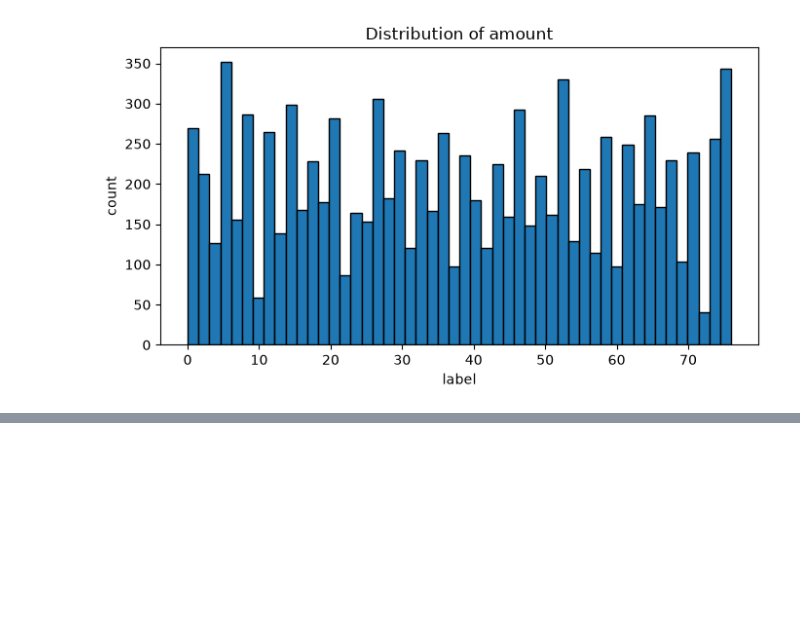
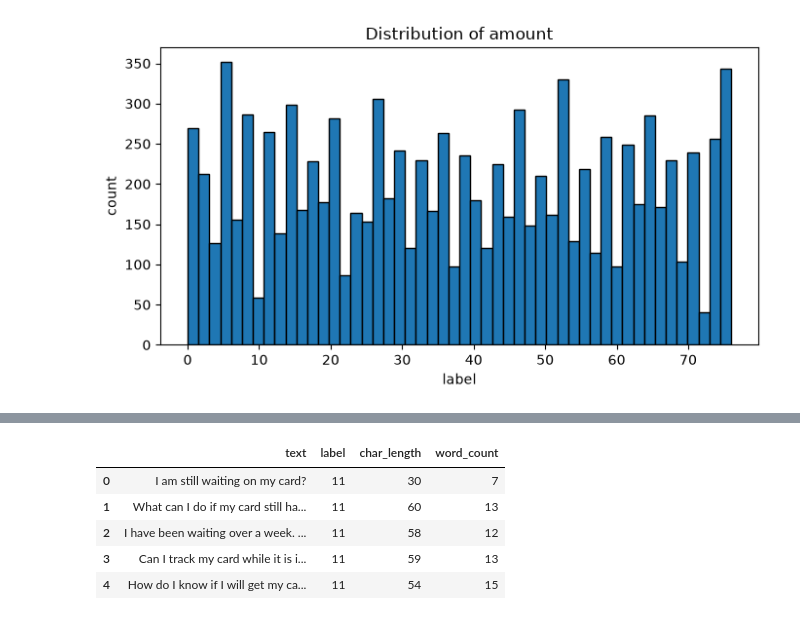
Before and after one commit to somethingaboutyoundme/Banking77-AI-Triage-Service, a Jupyter notebook: notebooks/02_banking_eda.ipynb, the cells around one changed output, grey strips where cells are left out. Cells and saved outputs as stored; diff of their text form; code cells hidden in the pictures; blank space fills up the shorter version.

```diff
--- a/notebooks/02_banking_eda.ipynb
+++ b/notebooks/02_banking_eda.ipynb
@@ -119,0 +238,3 @@ plt.show()
+# %%
+df_tr['char_length'] = df_tr['text'].str.len()
+df_tr.head()
@@ -119,0 +248,10 @@ plt.show()
+# %%
+df_tr['word_count'] = df_tr['text'].str.split().apply(len)
+df_tr.head()
+# %% [output]
+|  | text | label | char_length | word_count |
+| 0 | I am still waiting on my card? | 11 | 30 | 7 |
+| 1 | What can I do if my card still ha... | 11 | 60 | 13 |
+| 2 | I have been waiting over a week. ... | 11 | 58 | 12 |
+| 3 | Can I track my card while it is i... | 11 | 59 | 13 |
+| 4 | How do I know if I will get my ca... | 11 | 54 | 15 |
```
Also changed, not shown: parts of 10 cells of this notebook, 1 other file.
